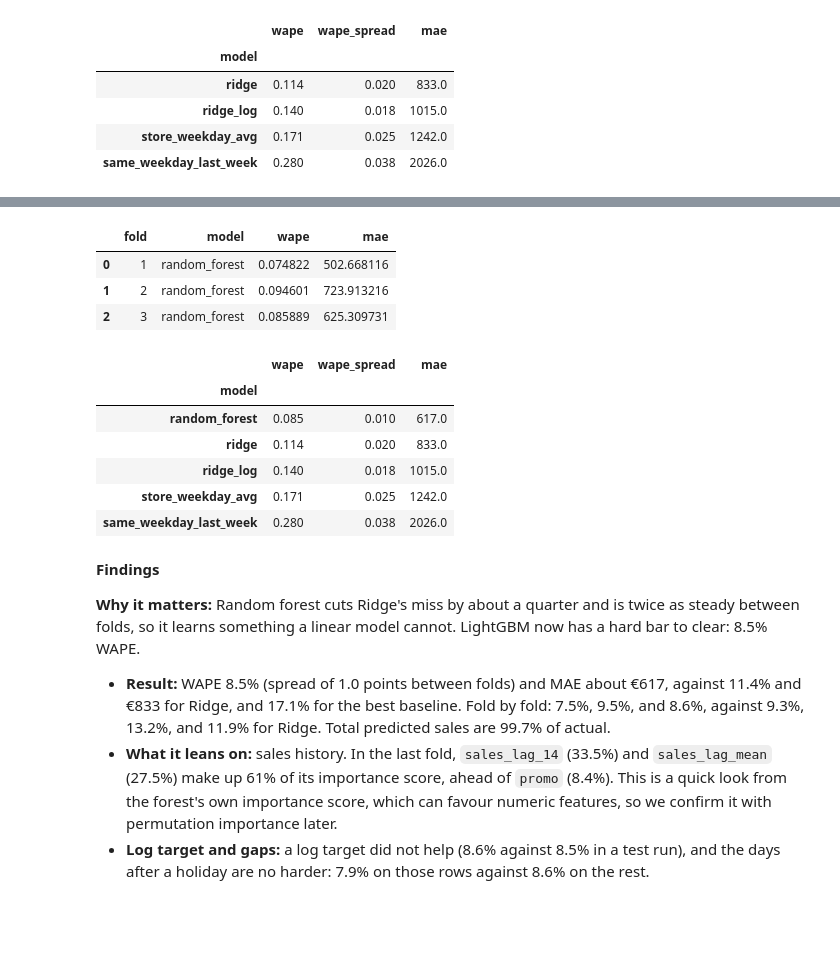
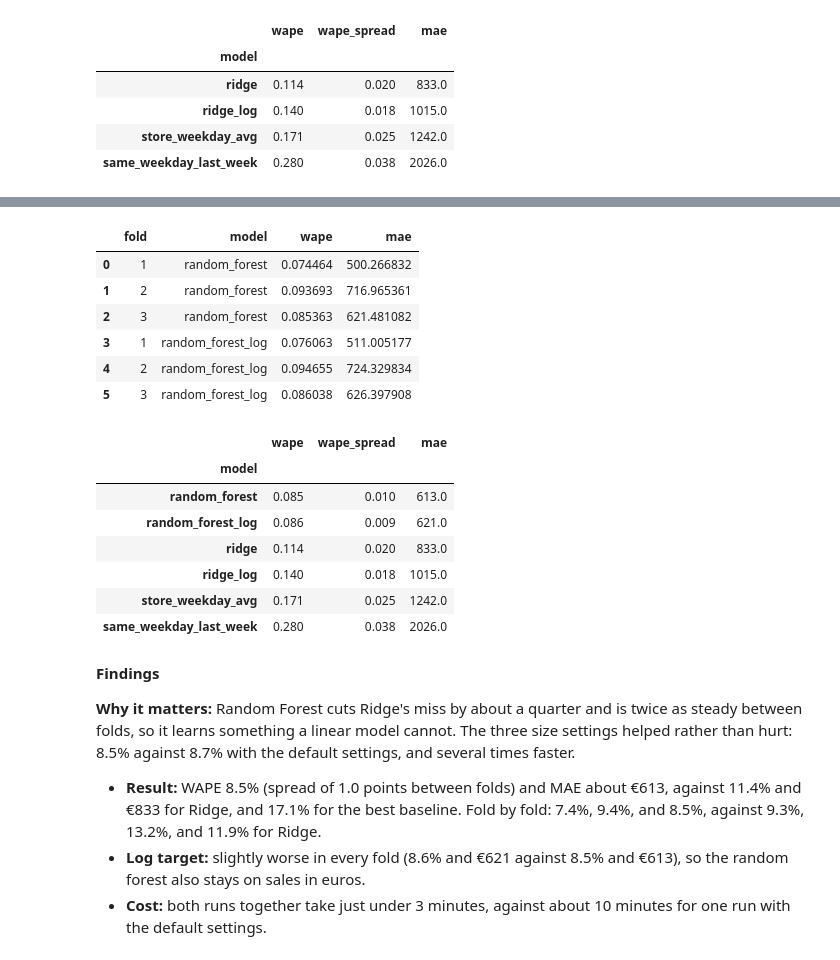
Before and after one commit to rimvelvet31/rossmann-retail-demand-forecasting, a Jupyter notebook: notebooks/notebook.ipynb, the cells around one changed output, grey strips where cells are left out. Drawn from its saved outputs; the diff is of its cells as text; code cells hidden in the pictures; blank space fills up the shorter version.

Commit message:
feat: rerun backtest with default model settings and progress bars

```diff
--- a/notebooks/notebook.ipynb
+++ b/notebooks/notebook.ipynb
@@ -2441,14 +2443,16 @@ def backtest(df, folds, name, make_model, features, target, date_col, log_target
     Returns one row per fold with `fold`, `model`, `wape`, and `mae`.
     """
     rows = []
-    for fold in folds.itertuples():
+    for fold in tqdm(folds.itertuples(), total=len(folds), desc=name):
         train, valid = split_by_date(df, date_col, fold.valid_start, fold.valid_end)
         y_train = np.log1p(train[target]) if log_target else train[target]
         model = make_model().fit(train[features], y_train)
         predicted = pd.Series(model.predict(valid[features]), index=valid.index)
         predicted = (np.expm1(predicted) if log_target else predicted).clip(lower=0)
+        del model  # free this fold's model before the next fit
         rows.append({"fold": fold.fold, "model": name, **score(valid[target], predicted)})
     return pd.DataFrame(rows)
+
 
 
 def summarize_scores(scores):
@@ -2534,23 +2544,35 @@ Settings: 50 trees, at least 10 rows per leaf, and half of the features tried at
 # %%
 rf_features = [col for col in FEATURES if col != "store_id"]
-rf_params = {"n_estimators": 50, "min_samples_leaf": 10, "max_features": 0.5}
 
-def forest_model():
-    return RandomForestRegressor(**rf_params, n_jobs=-1, random_state=RANDOM_SEED)
+def rf_model():
+    return RandomForestRegressor(
+        min_samples_leaf=5,
+        max_features=0.5,
+        max_samples=0.5,
+        n_jobs=-1,
+        random_state=RANDOM_SEED
+    )
 
-rf_scores = backtest(model_df, folds, "random_forest", forest_model, rf_features, "sales", "date")
+rf_scores = pd.concat([
+    backtest(model_df, folds, "random_forest", rf_model, rf_features, "sales", "date"),
+    backtest(model_df, folds, "random_forest_log", rf_model, rf_features, "sales", "date", log_target=True),
+], ignore_index=True)
 rf_scores
 # %% [output]
 |  | fold | model | wape | mae |
-| 0 | 1 | random_forest | 0.074822 | 502.668116 |
-| 1 | 2 | random_forest | 0.094601 | 723.913216 |
-| 2 | 3 | random_forest | 0.085889 | 625.309731 |
+| 0 | 1 | random_forest | 0.074464 | 500.266832 |
+| 1 | 2 | random_forest | 0.093693 | 716.965361 |
+| 2 | 3 | random_forest | 0.085363 | 621.481082 |
+| 3 | 1 | random_forest_log | 0.076063 | 511.005177 |
+| 4 | 2 | random_forest_log | 0.094655 | 724.329834 |
+| 5 | 3 | random_forest_log | 0.086038 | 626.397908 |
 # %%
 summarize_scores(pd.concat([baseline_scores, ridge_scores, rf_scores], ignore_index=True))
 # %% [output]
 |  | wape | wape_spread | mae |
 | model |  |  |  |
-| random_forest | 0.085 | 0.010 | 617.0 |
+| random_forest | 0.085 | 0.010 | 613.0 |
+| random_forest_log | 0.086 | 0.009 | 621.0 |
 | ridge | 0.114 | 0.020 | 833.0 |
 | ridge_log | 0.140 | 0.018 | 1015.0 |
 | store_weekday_avg | 0.171 | 0.025 | 1242.0 |
@@ -2558,11 +2580,11 @@ summarize_scores(pd.concat([baseline_scores, ridge_scores, rf_scores], ignore_in
 # %% [markdown]
 **Findings**
 
-**Why it matters:** Random forest cuts Ridge's miss by about a quarter and is twice as steady between folds, so it learns something a linear model cannot. LightGBM now has a hard bar to clear: 8.5% WAPE.
+**Why it matters:** Random Forest cuts Ridge's miss by about a quarter and is twice as steady between folds, so it learns something a linear model cannot. The three size settings helped rather than hurt: 8.5% against 8.7% with the default settings, and several times faster.
 
-- **Result:** WAPE 8.5% (spread of 1.0 points between folds) and MAE about €617, against 11.4% and €833 for Ridge, and 17.1% for the best baseline. Fold by fold: 7.5%, 9.5%, and 8.6%, against 9.3%, 13.2%, and 11.9% for Ridge. Total predicted sales are 99.7% of actual.
-- **What it leans on:** sales history. In the last fold, `sales_lag_14` (33.5%) and `sales_lag_mean` (27.5%) make up 61% of its importance score, ahead of `promo` (8.4%). This is a quick look from the forest's own importance score, which can favour numeric features, so we confirm it with permutation importance later.
-- **Log target and gaps:** a log target did not help (8.6% against 8.5% in a test run), and the days after a holiday are no harder: 7.9% on those rows against 8.6% on the rest.
+- **Result:** WAPE 8.5% (spread of 1.0 points between folds) and MAE about €613, against 11.4% and €833 for Ridge, and 17.1% for the best baseline. Fold by fold: 7.4%, 9.4%, and 8.5%, against 9.3%, 13.2%, and 11.9% for Ridge.
+- **Log target:** slightly worse in every fold (8.6% and €621 against 8.5% and €613), so the random forest also stays on sales in euros.
+- **Cost:** both runs together take just under 3 minutes, against about 10 minutes for one run with the default settings.
 # %% [markdown]
 #### LightGBM
 
```
Also changed, not shown: parts of 9 cells of this notebook, 2 other files.
